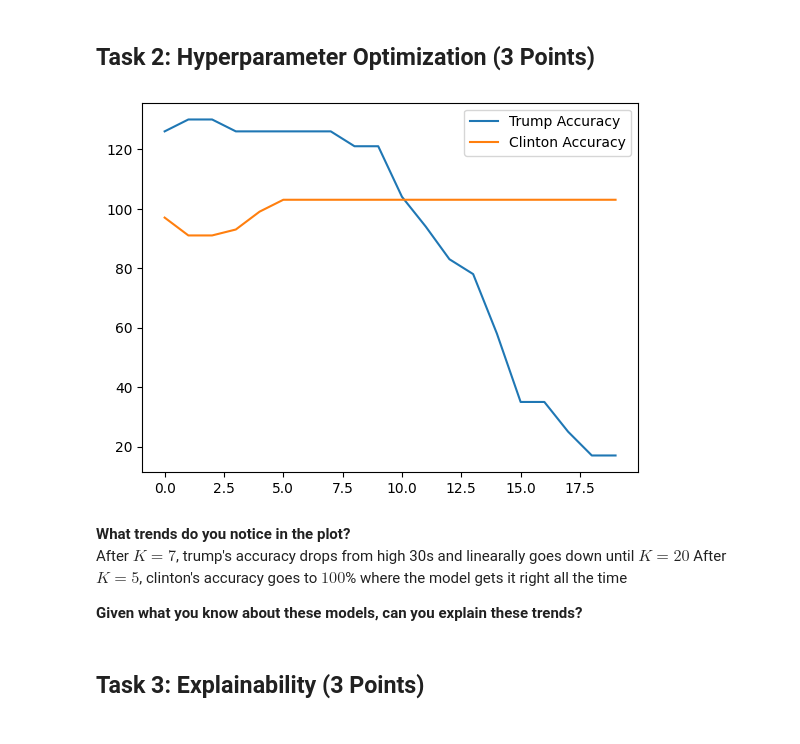
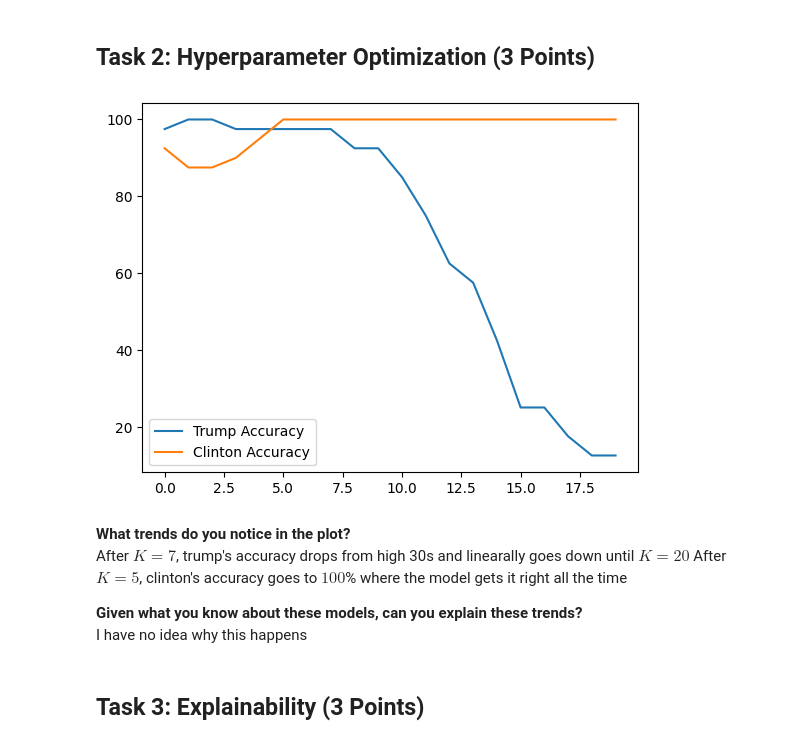
Before and after one commit to hwilt/CS477, a Jupyter notebook: Assignments/Assignment03/Markov.ipynb, the cells around one changed output. Drawn from its saved outputs; the diff is of its cells as text; code cells hidden in the pictures.

```diff
--- a/Assignments/Assignment03/Markov.ipynb
+++ b/Assignments/Assignment03/Markov.ipynb
@@ -158,27 +146,31 @@ for k in range(1,21):
 # %%
 #print(np.zeros(20))
 
 x_trump = []
 y_clinton = []
-for result in result.values():
+#print(result)
+trump_total = result[1]["trump"][0] + result[1]["trump"][1]
+clinton_total = result[1]["clinton"][0] + result[1]["clinton"][1]
+for res in result.values():
     #print(result["trump"][0])
-    x_trump.append(result["trump"][0])
-    y_clinton.append(result["clinton"][1])
+    x_trump.append((res["trump"][0]/trump_total)*100)
+    y_clinton.append((res["clinton"][1]/clinton_total)*100)
 
 #print(x_trump)
 #print(y_clinton)
 plt.plot(x_trump)
 plt.plot(y_clinton)
 plt.legend(["Trump Accuracy", "Clinton Accuracy"])
 plt.show()
 # %% [output]
-[figure, old version]
+[figure, new version]
 # %% [markdown]
 **What trends do you notice in the plot?**<br>
 After $K=7$, trump's accuracy drops from high 30s and linearally goes down until $K=20$
 After $K=5$, clinton's accuracy goes to $100$% where the model gets it right all the time
 
 **Given what you know about these models, can you explain these trends?**<br>
+I have no idea why this happens
 # %% [markdown]
 ## Task 3: Explainability (3 Points)
 # %%
```
Also changed, not shown: parts of 9 cells of this notebook, 1 other file.
